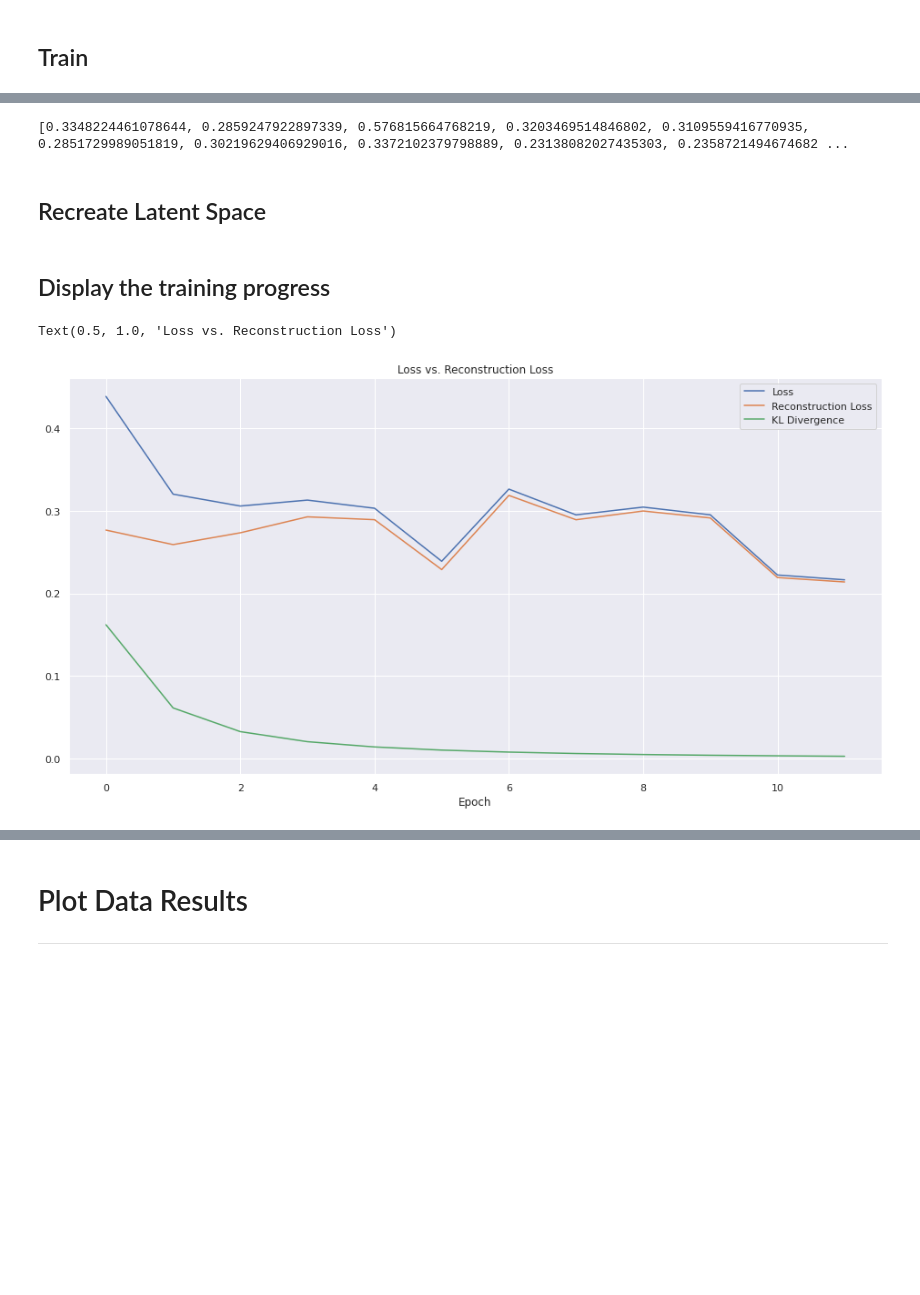
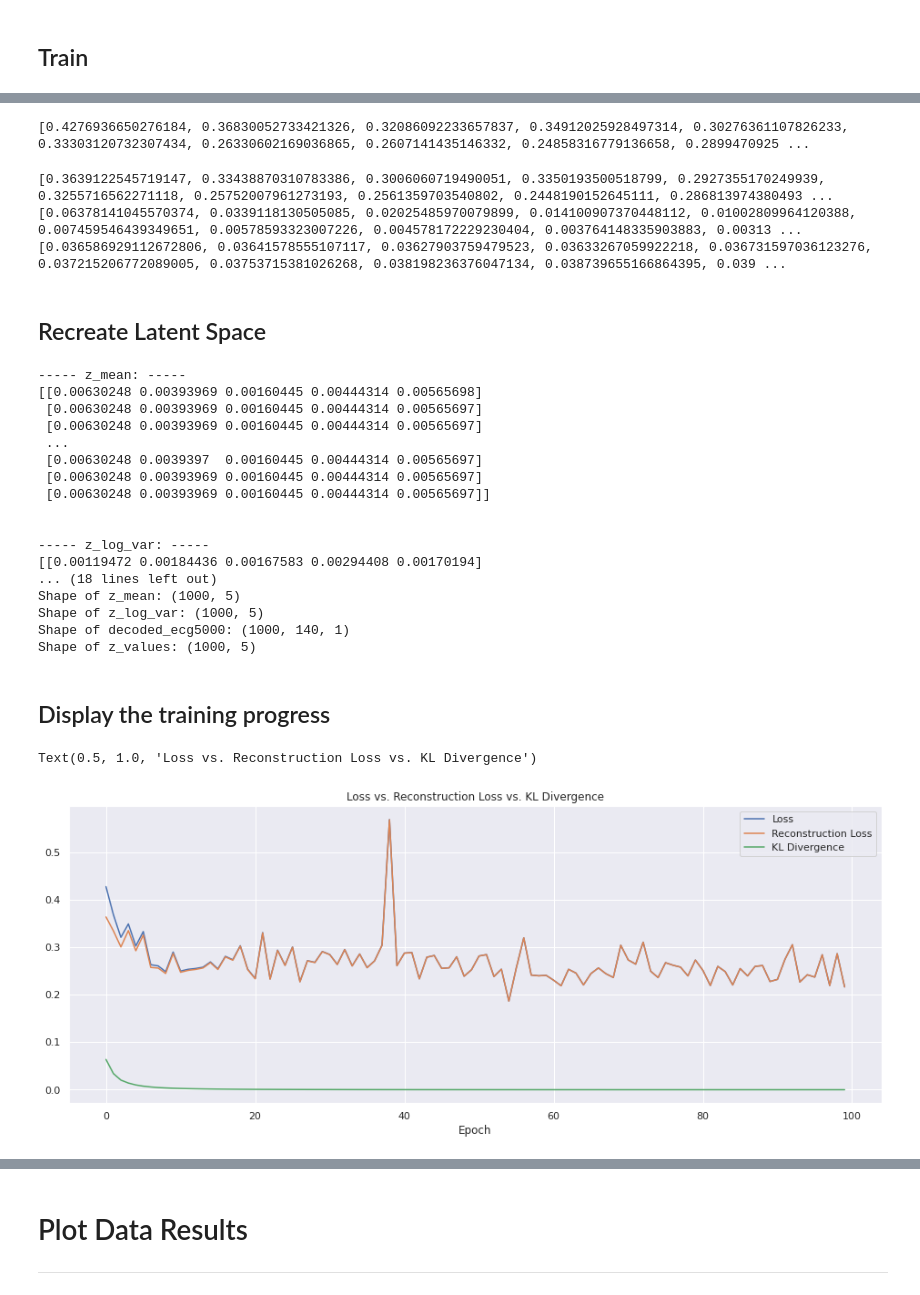
Before and after one commit to nina-prog/sem-data-analysis-VAE, a Jupyter notebook: VAE_v2.0.ipynb, the cells around one changed output, grey strips where cells are left out. Cells and saved outputs as stored; diff of their text form; code cells hidden in the pictures; blank space fills up the shorter version.

Commit message:
updated kl_divergence in train_step

```diff
--- a/VAE_v2.0.ipynb
+++ b/VAE_v2.0.ipynb
@@ -160,6 +246,8 @@ decoder.summary()
 # %% [markdown]
 Define VAE Model
 # %%
+# try the different definition here with the sum of reduce mean : https://keras.io/examples/generative/vae/
+
 class VAE(keras.Model):
     """Combines the encoder and decoder into an end-to-end model for training."""
 
@@ -180,9 +268,10 @@ class VAE(keras.Model):
                 # Alternative: keras.losses.mean_squared_error(data, reconstruction)
             )
             # kl_loss = distance between distributions and thus ensures the regular laten space
-            kl_loss = 1 + z_log_var - tf.square(z_mean) - tf.exp(z_log_var)
-            kl_loss = tf.reduce_mean(kl_loss)
-            kl_loss *= -0.5
+            kl_loss = -0.5 * tf.reduce_mean(1 + z_log_var - tf.square(z_mean) - tf.exp(z_log_var))
+            # kl_loss = 1 + z_log_var - tf.square(z_mean) - tf.exp(z_log_var)
+            # kl_loss = tf.reduce_mean(kl_loss)
+            # kl_loss *= -0.5
             total_loss = reconstruction_loss + kl_loss
         grads = tape.gradient(total_loss, self.trainable_weights)
         self.optimizer.apply_gradients(zip(grads, self.trainable_weights))
@@ -268,12 +357,12 @@ ________________________________________________________________________________
 ---
 # %%
 ### Train Properties
-epochs = 12
-batch_size = 16
+epochs = 100
+batch_size = 32
 # %% [markdown]
 ## Train
 # %%
 ### To improve training see here: https://becominghuman.ai/using-variational-autoencoder-vae-to-generate-new-images-14328877e88d
 ### Train
-history = vae.fit(x_train, x_train, epochs=epochs, batch_size=batch_size, validation_data=(x_test, x_test))
+train_history = vae.fit(x_train, x_train, epochs=epochs, batch_size=batch_size, validation_data=(x_test, x_test))
 # %% [output]
@@ -297,7 +386,15 @@ Epoch 12/12
 # %%
-print(history.history["loss"])
+print(train_history.history["loss"])
 # %% [output]
-[0.3348224461078644, 0.2859247922897339, 0.576815664768219, 0.3203469514846802, 0.3109559416770935, 0.2851729989051819, 0.30219629406929016, 0.3372102379798889, 0.23138082027435303, 0.2358721494674682 ...
+[0.4276936650276184, 0.36830052733421326, 0.32086092233657837, 0.34912025928497314, 0.30276361107826233, 0.33303120732307434, 0.26330602169036865, 0.2607141435146332, 0.24858316779136658, 0.2899470925 ...
+# %%
+print(train_history.history["reconstruction_loss"])
+print(train_history.history["kl_loss"])
+print(train_history.history["val_loss"])
+# %% [output]
+[0.3639122545719147, 0.33438870310783386, 0.3006060719490051, 0.3350193500518799, 0.2927355170249939, 0.3255716562271118, 0.25752007961273193, 0.2561359703540802, 0.2448190152645111, 0.286813974380493 ...
+[0.06378141045570374, 0.0339118130505085, 0.02025485970079899, 0.014100907370448112, 0.01002809964120388, 0.007459546439349651, 0.00578593323007226, 0.004578172229230404, 0.003764148335903883, 0.00313 ...
+[0.036586929112672806, 0.03641578555107117, 0.03627903759479523, 0.03633267059922218, 0.036731597036123276, 0.037215206772089005, 0.03753715381026268, 0.038198236376047134, 0.038739655166864395, 0.039 ...
 # %% [markdown]
 ## Recreate Latent Space
 # %%
@@ -332,22 +429,40 @@ print("Shape of z_mean: {}".format(z_mean.shape))
 print("Shape of z_log_var: {}".format(z_log_var.shape))
 print("Shape of decoded_ecg5000: {}".format(decoded_ecg5000.shape))
 print("Shape of z_values: {}".format(z_values.shape))
+# %% [output]
+----- z_mean: -----
+[[0.00630248 0.00393969 0.00160445 0.00444314 0.00565698]
+ [0.00630248 0.00393969 0.00160445 0.00444314 0.00565697]
+ [0.00630248 0.00393969 0.00160445 0.00444314 0.00565697]
+ ...
+ [0.00630248 0.0039397  0.00160445 0.00444314 0.00565697]
+ [0.00630248 0.00393969 0.00160445 0.00444314 0.00565697]
+ [0.00630248 0.00393969 0.00160445 0.00444314 0.00565697]]
+
+
+----- z_log_var: -----
+[[0.00119472 0.00184436 0.00167583 0.00294408 0.00170194]
+... (18 lines left out)
+Shape of z_mean: (1000, 5)
+Shape of z_log_var: (1000, 5)
+Shape of decoded_ecg5000: (1000, 140, 1)
+Shape of z_values: (1000, 5)
 # %% [markdown]
 ## Display the training progress
 # %%
 ### Loss vs Reconstruction_loss vs KL Divergence
-plt.figure(figsize=(16,8))
-plt.plot(history.history['loss'])
-plt.plot(history.history['reconstruction_loss'])
-plt.plot(history.history['kl_loss'])
+plt.figure(figsize=(16,6))
+plt.plot(train_history.history['loss'])
+plt.plot(train_history.history['reconstruction_loss'])
+plt.plot(train_history.history['kl_loss'])
 plt.legend(["Loss", "Reconstruction Loss", "KL Divergence"])
 plt.xlabel("Epoch")
 plt.title("Loss vs. Reconstruction Loss vs. KL Divergence")
 
 # plot kl divergence
 # %% [output]
-Text(0.5, 1.0, 'Loss vs. Reconstruction Loss')
+Text(0.5, 1.0, 'Loss vs. Reconstruction Loss vs. KL Divergence')
-[figure, old version]
+[figure, new version]
 # %%
 ### Train loss vs val loss
 #Returns the loss value & metrics values for the model in test mode
```
Also changed, not shown: parts of 13 cells of this notebook.
